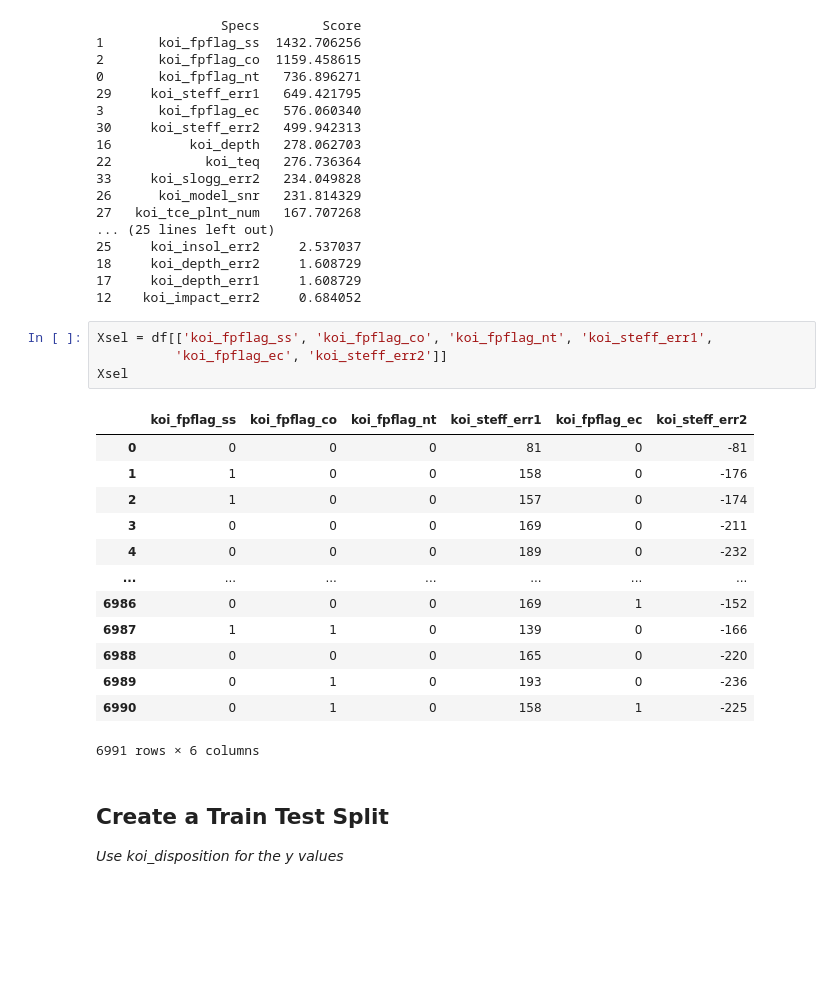
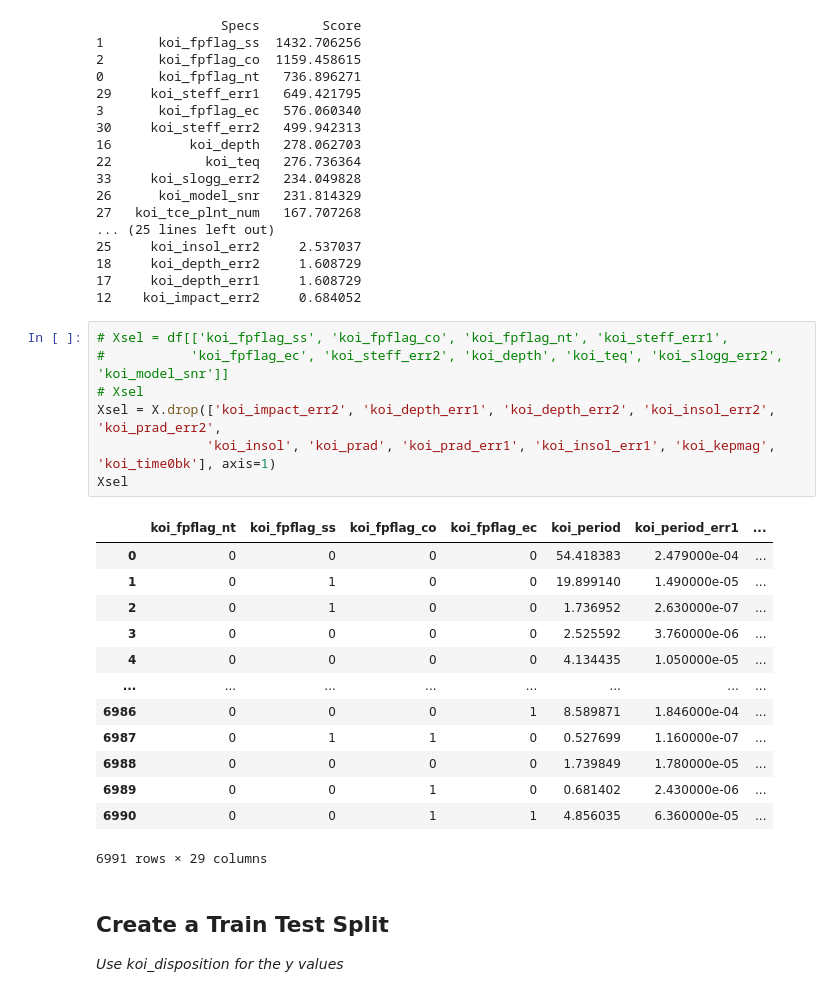
Before and after one commit to VallieTracy/machine-learning-challenge, a Jupyter notebook: SVM_model-Copy1.ipynb, the cells around one changed output. Drawn from its saved outputs; the diff is of its cells as text; blank space fills up the shorter version.

```diff
--- a/SVM_model-Copy1.ipynb
+++ b/SVM_model-Copy1.ipynb
@@ -70,24 +68,27 @@ print(featureScores.nlargest(40, 'Score'))
 18     koi_depth_err2     1.608729
 17     koi_depth_err1     1.608729
 12    koi_impact_err2     0.684052
-# %%
-Xsel = df[['koi_fpflag_ss', 'koi_fpflag_co', 'koi_fpflag_nt', 'koi_steff_err1',
-          'koi_fpflag_ec', 'koi_steff_err2']]
-Xsel
-# %% [output]
-|  | koi_fpflag_ss | koi_fpflag_co | koi_fpflag_nt | koi_steff_err1 | koi_fpflag_ec | koi_steff_err2 |
-| 0 | 0 | 0 | 0 | 81 | 0 | -81 |
-| 1 | 1 | 0 | 0 | 158 | 0 | -176 |
-| 2 | 1 | 0 | 0 | 157 | 0 | -174 |
-| 3 | 0 | 0 | 0 | 169 | 0 | -211 |
-| 4 | 0 | 0 | 0 | 189 | 0 | -232 |
-| ... | ... | ... | ... | ... | ... | ... |
-| 6986 | 0 | 0 | 0 | 169 | 1 | -152 |
-| 6987 | 1 | 1 | 0 | 139 | 0 | -166 |
-| 6988 | 0 | 0 | 0 | 165 | 0 | -220 |
-| 6989 | 0 | 1 | 0 | 193 | 0 | -236 |
-| 6990 | 0 | 1 | 0 | 158 | 1 | -225 |
-6991 rows × 6 columns
+# %%
+# Xsel = df[['koi_fpflag_ss', 'koi_fpflag_co', 'koi_fpflag_nt', 'koi_steff_err1',
+#           'koi_fpflag_ec', 'koi_steff_err2', 'koi_depth', 'koi_teq', 'koi_slogg_err2', 'koi_model_snr']]
+# Xsel
+Xsel = X.drop(['koi_impact_err2', 'koi_depth_err1', 'koi_depth_err2', 'koi_insol_err2', 'koi_prad_err2',
+              'koi_insol', 'koi_prad', 'koi_prad_err1', 'koi_insol_err1', 'koi_kepmag', 'koi_time0bk'], axis=1)
+Xsel
+# %% [output]
+|  | koi_fpflag_nt | koi_fpflag_ss | koi_fpflag_co | koi_fpflag_ec | koi_period | koi_period_err1 | ... |
+| 0 | 0 | 0 | 0 | 0 | 54.418383 | 2.479000e-04 | ... |
+| 1 | 0 | 1 | 0 | 0 | 19.899140 | 1.490000e-05 | ... |
+| 2 | 0 | 1 | 0 | 0 | 1.736952 | 2.630000e-07 | ... |
+| 3 | 0 | 0 | 0 | 0 | 2.525592 | 3.760000e-06 | ... |
+| 4 | 0 | 0 | 0 | 0 | 4.134435 | 1.050000e-05 | ... |
+| ... | ... | ... | ... | ... | ... | ... | ... |
+| 6986 | 0 | 0 | 0 | 1 | 8.589871 | 1.846000e-04 | ... |
+| 6987 | 0 | 1 | 1 | 0 | 0.527699 | 1.160000e-07 | ... |
+| 6988 | 0 | 0 | 0 | 0 | 1.739849 | 1.780000e-05 | ... |
+| 6989 | 0 | 0 | 1 | 0 | 0.681402 | 2.430000e-06 | ... |
+| 6990 | 0 | 0 | 1 | 1 | 4.856035 | 6.360000e-05 | ... |
+6991 rows × 29 columns
 # %% [markdown]
 ## Create a Train Test Split
 *Use koi_disposition for the y values*
```
Also changed, not shown: parts of 6 cells of this notebook, 7 other files.
